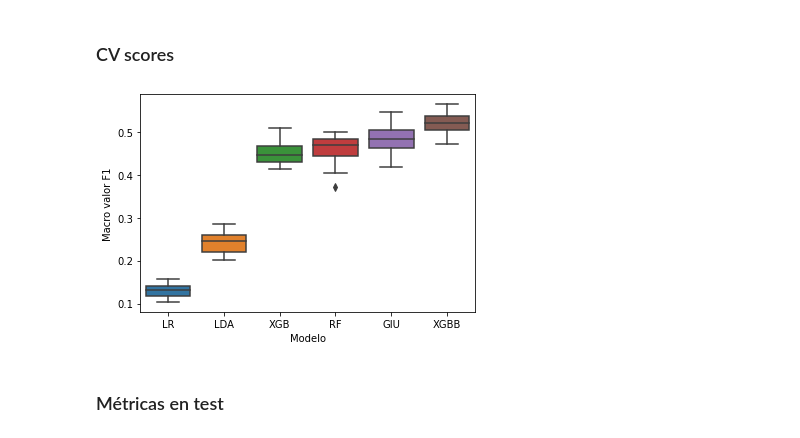
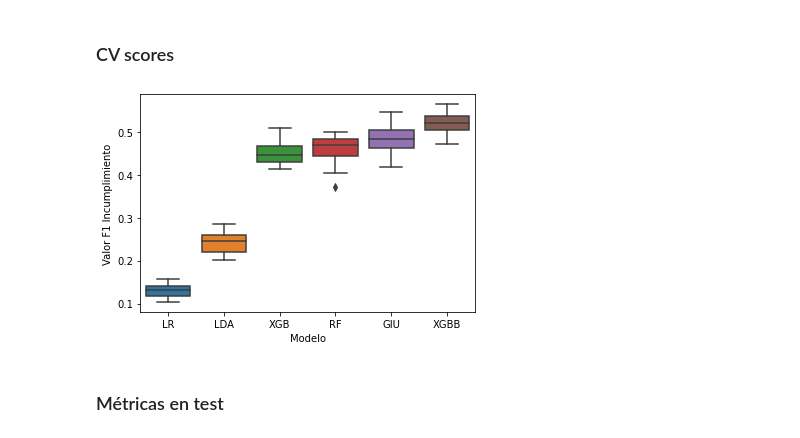
Before and after one commit to AzaelCC/Credit-Risk-Explainable-ML, a Jupyter notebook: src/ECAI_BasicModeling.ipynb, the cells around one changed output. Drawn from its saved outputs; the diff is of its cells as text; code cells hidden in the pictures.

Commit message:
Change comparision plot y label error

```diff
--- a/src/ECAI_BasicModeling.ipynb
+++ b/src/ECAI_BasicModeling.ipynb
@@ -286,13 +286,13 @@ results['XGBB'] = grid_df[grid_df.mean_test_score == grid_df.mean_test_score.max
 # %%
 sns.boxplot(x="variable", y="value", data=pd.melt(results))
 if not os.path.exists('figures/modeling_basic'):
     os.makedirs('figures/modeling_basic')
-plt.ylabel('Macro valor F1')
+plt.ylabel('Valor F1 Incumplimiento')
 plt.xlabel('Modelo')
 plt.savefig('results/figures/modeling_basic/mb_F1_CV.png', bbox_inches='tight', dpi=300, transparent=True)
 plt.savefig('results/figures/modeling_basic/mb_F1_CV.svg', bbox_inches='tight', transparent=True)
 # %% [output]
-[figure, old version]
+[figure, new version]
 # %% [markdown]
 ### Métricas en test
 # %%
```
